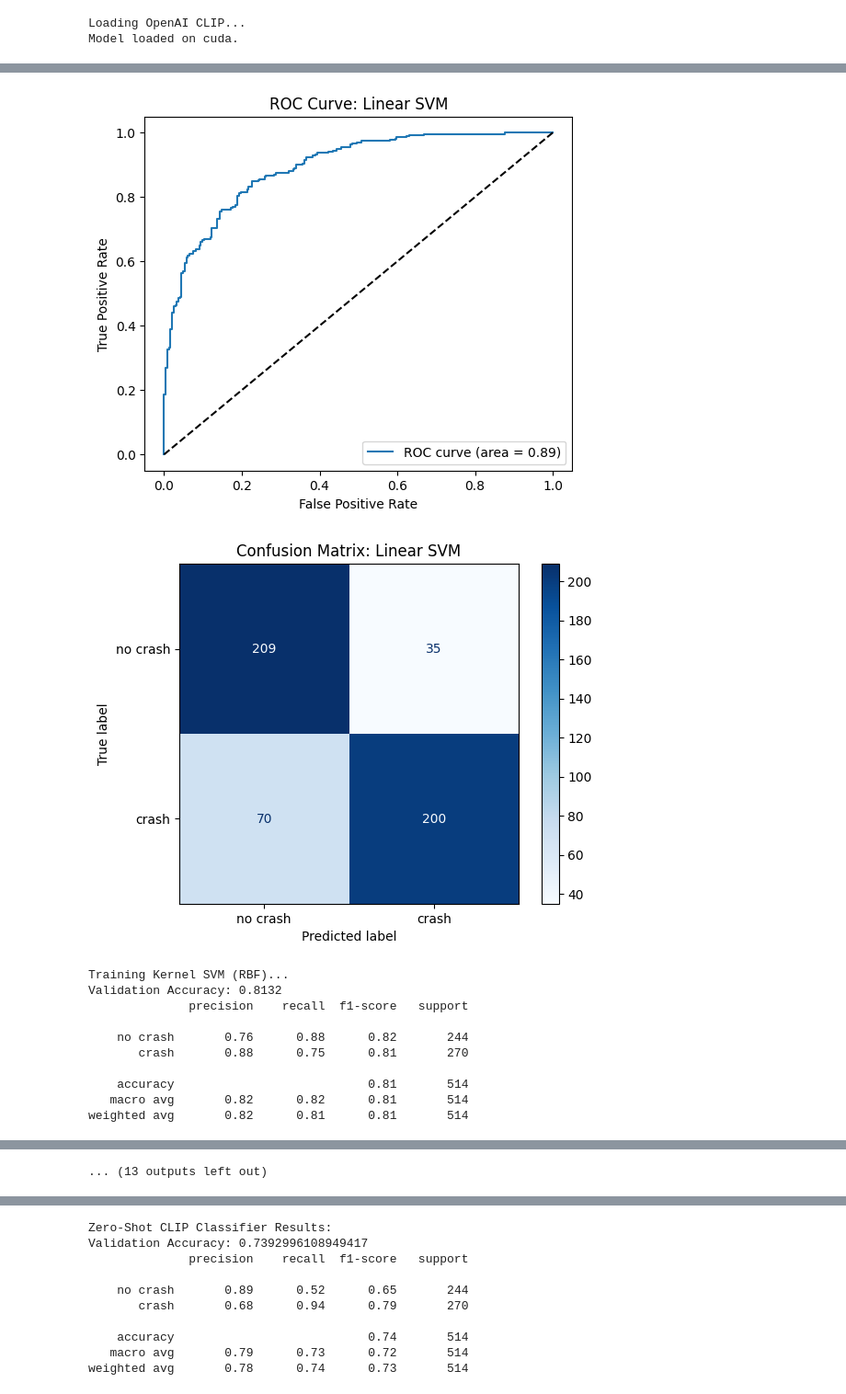
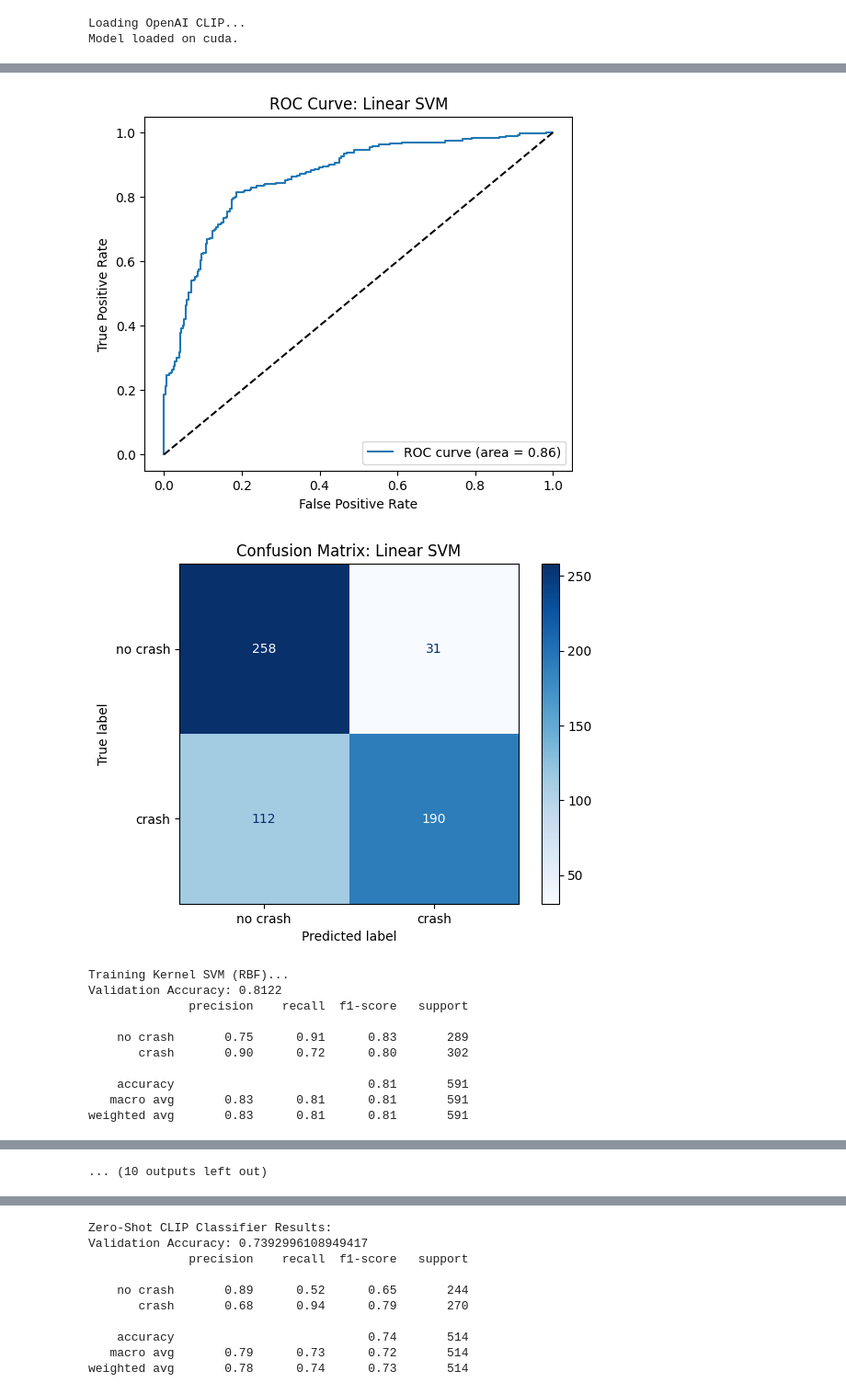
Before and after one commit to awaisnazir08/car_state_suface_analysis, a Jupyter notebook: clip_classifier for crash.ipynb, the cells around one changed output, grey strips where cells are left out. Shown at 92% size. Cells and saved outputs as stored; diff of their text form; code cells hidden in the pictures.

```diff
--- a/clip_classifier for crash.ipynb
+++ b/clip_classifier for crash.ipynb
@@ -159,6 +159,8 @@ file_exists = os.path.exists(CSV_PATH)
 file_exists
 # %% [output]
 True
+# %%
+video_names = set(['vid_596.mp4', 'vid_1017.mp4', 'vid_587.mp4', 'vid_576.mp4', 'vid_624.mp4', 'vid_796.mp4', 'vid_705.mp4', 'vid_709.mp4', 'vid_575.mp4', 'vid_622.mp4', 'vid_847.mp4', 'vid_800.mp4', 'vid_863.mp4', 'vid_861.mp4', 'vid_600.mp4'])
 # %%
 # Check if file exists
 file_exists = os.path.exists(CSV_PATH)
@@ -175,6 +177,9 @@ with open(CSV_PATH, 'a', newline='') as csvfile:  # 'a' mode = append
         for item in metadata:
             video_url = item['data_row']['row_data']
             video_name = item['data_row']['external_id']
+            if video_names:
+                if video_name not in video_names:
+                    continue
             video_path = os.path.join(VIDEOS_DIRECTORY, video_name)
 
             frame_count = item['media_attributes']['frame_count']
@@ -190,7 +195,7 @@ with open(CSV_PATH, 'a', newline='') as csvfile:  # 'a' mode = append
                 if any(obj['value'] == 'crash' for obj in annotations['classifications']):
                     crash_list.append(int(frame_str))
 
-            if not crash_list:
+            if crash_list:
                 continue
 
             download_video(video_url, video_name, video_path)
@@ -213,7 +218,7 @@ with open(CSV_PATH, 'a', newline='') as csvfile:  # 'a' mode = append
                     extract_frame_by_iteration(video_path, frame_number, image_label, save=True)
 
             # 4. Sample every nth other frame
-            for frame_number in range(1, frame_count, 8):
+            for frame_number in range(1, frame_count, 5):
                 if is_crash(frame_number, crash_ranges):
                     continue  # Already handled
 
@@ -248,3 +253,22 @@ Frame 345 saved successfully.
+# %%
+unique_rows = set()
+deduplicated_rows = []
+
+with open(CSV_PATH, 'r') as file:
+    reader = csv.DictReader(file)
+    fieldnames = reader.fieldnames  # Preserve headers
+
+    for row in reader:
+        row_tuple = tuple(row.items())  # Convert to a hashable type
+        if row_tuple not in unique_rows:
+            unique_rows.add(row_tuple)
+            deduplicated_rows.append(row)
+
+# Optional: Overwrite original CSV with deduplicated data
+with open(CSV_PATH, 'w', newline='') as file:
+    writer = csv.DictWriter(file, fieldnames=fieldnames)
+    writer.writeheader()
+    writer.writerows(deduplicated_rows)
 # %%
 crash_count = 0
 no_crash_count = 0
@@ -286,6 +310,10 @@ for image_name in images:
     if not image_name.lower().endswith(('.png', '.jpg', '.jpeg', '.bmp', '.webp')):
         continue
 
+    emb_path = os.path.join(EMBEDDINGS_DIRECTORY, os.path.splitext(image_name)[0] + ".npy")
+
+    if check_if_path_exists(emb_path):
+        continue
     # Load and preprocess image
     bgr_img = cv2.imread(image_path)
     if bgr_img is None:
@@ -302,5 +330,4 @@ for image_name in images:
 
     # Convert to numpy and save
     embedding = img_feat.squeeze(0).cpu().numpy()
-    emb_path = os.path.join(EMBEDDINGS_DIRECTORY, os.path.splitext(image_name)[0] + ".npy")
     np.save(emb_path, embedding)
@@ -413,14 +458,14 @@ Train samples: 3841, Val samples: 514
 # %%
 # Define classifiers
 classifiers = {
-    "Logistic Regression": LogisticRegression(max_iter=1000),
+    "Logistic Regression": LogisticRegression(max_iter=1500),
     "Linear SVM": LinearSVC(max_iter=10000),
     "Kernel SVM (RBF)": SVC(kernel='rbf', probability=True),
     "Polynomial SVM (degree 3)": SVC(kernel='poly', degree=3, probability=True),
     "Sigmoid SVM": SVC(kernel='sigmoid', probability=True),
     "Random Forest": RandomForestClassifier(n_estimators=200),
     # "Gradient Boosting": GradientBoostingClassifier(),
-    "K-Nearest Neighbors": KNeighborsClassifier(n_neighbors=11)
+    "K-Nearest Neighbors": KNeighborsClassifier(n_neighbors=9)
 }
 
 results = {}
@@ -489,12 +534,12 @@ weighted avg       0.80      0.80      0.80       514
-[figure, old version]
+[figure, new version]
-[figure, old version]
+[figure, new version]
 Training Kernel SVM (RBF)...
-Validation Accuracy: 0.8132
+Validation Accuracy: 0.8122
               precision    recall  f1-score   support
 
-    no crash       0.76      0.88      0.82       244
-       crash       0.88      0.75      0.81       270
+    no crash       0.75      0.91      0.83       289
+       crash       0.90      0.72      0.80       302
 
-    accuracy                           0.81       514
-   macro avg       0.82      0.82      0.81       514
-weighted avg       0.82      0.81      0.81       514
+    accuracy                           0.81       591
+   macro avg       0.83      0.81      0.81       591
+weighted avg       0.83      0.81      0.81       591
@@ -515,2 +560,2 @@ weighted avg       0.81      0.80      0.80       514
-... (13 outputs left out)
+... (10 outputs left out)
 # %%
```
Also changed, not shown: parts of 14 cells of this notebook.
